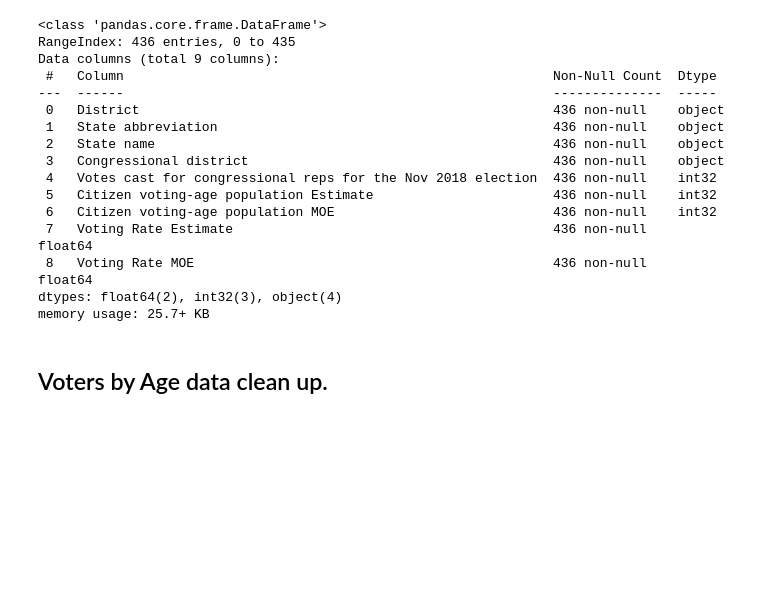
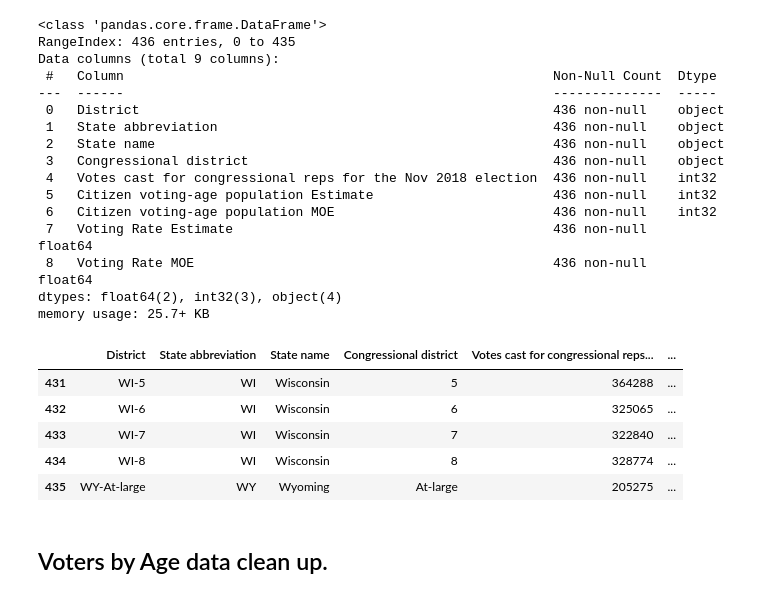
Before and after one commit to tthoang/Reading-Between-the-Gerrymandered-Lines, a Jupyter notebook: notebooks/demographics_eda.ipynb, the cells around one changed output. Cells and saved outputs as stored; diff of their text form; code cells hidden in the pictures; blank space fills up the shorter version.

```diff
--- a/notebooks/demographics_eda.ipynb
+++ b/notebooks/demographics_eda.ipynb
@@ -248,6 +248,15 @@ Data columns (total 9 columns):
  8   Voting Rate MOE                                              436 non-null    float64
 dtypes: float64(2), int32(3), object(4)
 memory usage: 25.7+ KB
+# %%
+voting_turnout.tail()
+# %% [output]
+|  | District | State abbreviation | State name | Congressional district | Votes cast for congressional reps... | ... |
+| 431 | WI-5 | WI | Wisconsin | 5 | 364288 | ... |
+| 432 | WI-6 | WI | Wisconsin | 6 | 325065 | ... |
+| 433 | WI-7 | WI | Wisconsin | 7 | 322840 | ... |
+| 434 | WI-8 | WI | Wisconsin | 8 | 328774 | ... |
+| 435 | WY-At-large | WY | Wyoming | At-large | 205275 | ... |
 # %% [markdown]
 ## Voters by Age data clean up.
 # %%
```
Also changed, not shown: parts of 13 cells of this notebook.
